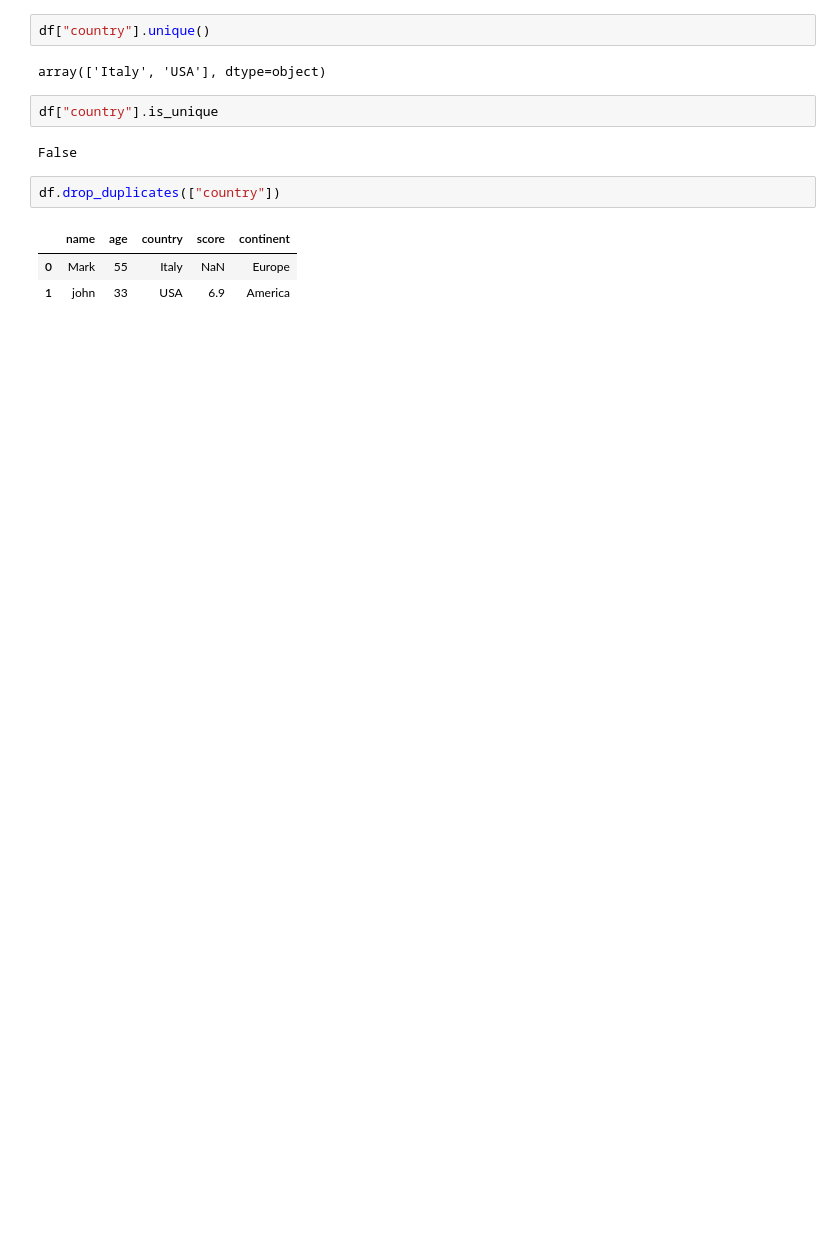
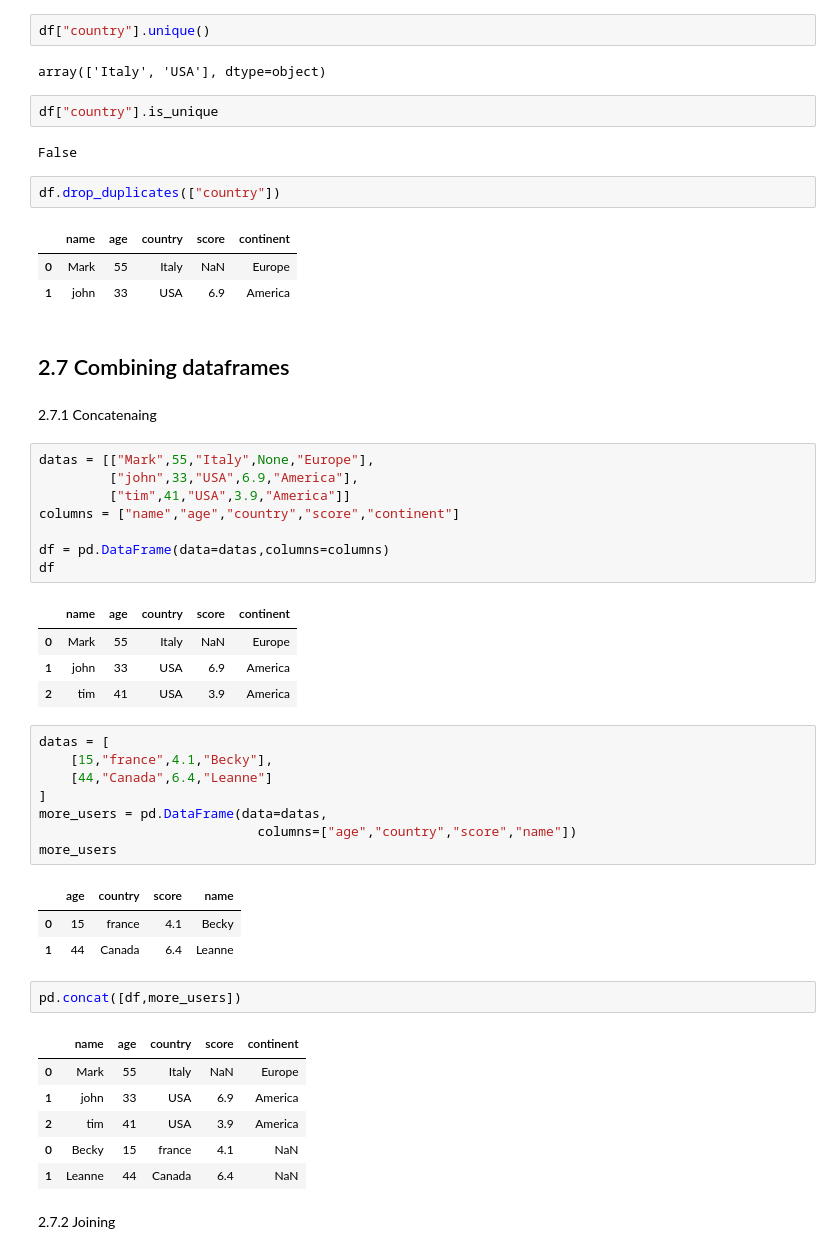
Before and after one commit to NMB-MIC/python_office_2025_02_13, a Jupyter notebook: src/02_pandas.ipynb, the cells around one changed output. Cells and saved outputs as stored; diff of their text form; blank space fills up the shorter version.

```diff
--- a/src/02_pandas.ipynb
+++ b/src/02_pandas.ipynb
@@ -662,3 +662,43 @@ df.drop_duplicates(["country"])
 |  | name | age | country | score | continent |
 | 0 | Mark | 55 | Italy | NaN | Europe |
 | 1 | john | 33 | USA | 6.9 | America |
+# %% [markdown]
+## 2.7 Combining dataframes
+# %% [markdown]
+2.7.1 Concatenaing
+# %%
+datas = [["Mark",55,"Italy",None,"Europe"],
+         ["john",33,"USA",6.9,"America"],
+         ["tim",41,"USA",3.9,"America"]]
+columns = ["name","age","country","score","continent"]
+
+df = pd.DataFrame(data=datas,columns=columns)
+df
+# %% [output]
+|  | name | age | country | score | continent |
+| 0 | Mark | 55 | Italy | NaN | Europe |
+| 1 | john | 33 | USA | 6.9 | America |
+| 2 | tim | 41 | USA | 3.9 | America |
+# %%
+datas = [
+    [15,"france",4.1,"Becky"],
+    [44,"Canada",6.4,"Leanne"]
+]
+more_users = pd.DataFrame(data=datas,
+                            columns=["age","country","score","name"])
+more_users
+# %% [output]
+|  | age | country | score | name |
+| 0 | 15 | france | 4.1 | Becky |
+| 1 | 44 | Canada | 6.4 | Leanne |
+# %%
+pd.concat([df,more_users])
+# %% [output]
+|  | name | age | country | score | continent |
+| 0 | Mark | 55 | Italy | NaN | Europe |
+| 1 | john | 33 | USA | 6.9 | America |
+| 2 | tim | 41 | USA | 3.9 | America |
+| 0 | Becky | 15 | france | 4.1 | NaN |
+| 1 | Leanne | 44 | Canada | 6.4 | NaN |
+# %% [markdown]
+2.7.2 Joining
```
Also changed, not shown: parts of 22 cells of this notebook, 1 other file.
